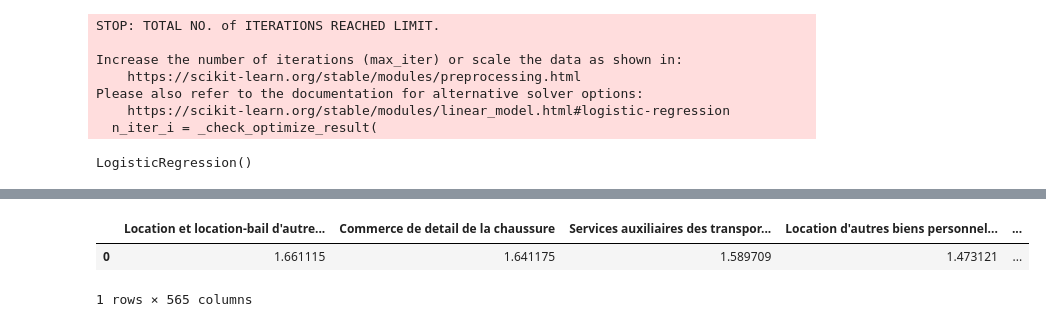
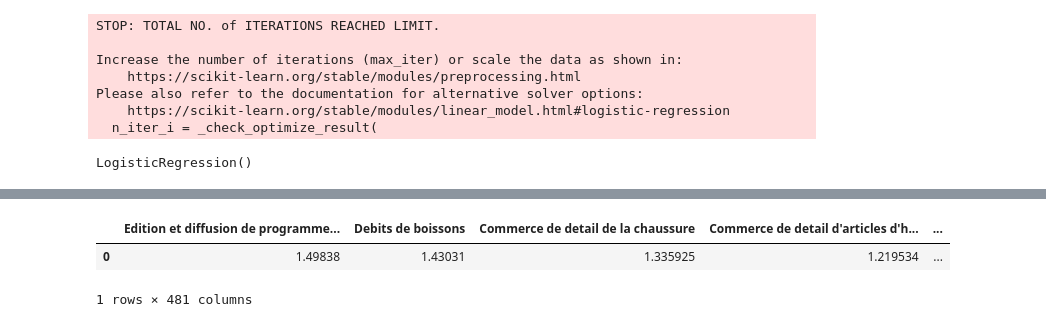
Before and after one commit to eangelid/trampact, a Jupyter notebook: notebooks/ac_dataset_sirene_nice_analyse_v4.ipynb, the cells around one changed output, grey strips where cells are left out. Drawn from its saved outputs; the diff is of its cells as text; code cells hidden in the pictures.

```diff
--- a/notebooks/ac_dataset_sirene_nice_analyse_v4.ipynb
+++ b/notebooks/ac_dataset_sirene_nice_analyse_v4.ipynb
@@ -145,8 +170,8 @@ model.score(X_test, y_test)
 # %%
-coef=pd.DataFrame(model.coef_,columns=list_X_encoder).sort_values(by=0,axis=1, ascending=False)
-coef
+coef_2007=pd.DataFrame(model.coef_,columns=list_X_encoder).sort_values(by=0,axis=1, ascending=False)
+coef_2007
 # %% [output]
-|  | Location et location-bail d'autre... | Commerce de detail de la chaussure | Services auxiliaires des transpor... | Location d'autres biens personnel... | ... |
-| 0 | 1.661115 | 1.641175 | 1.589709 | 1.473121 | ... |
+|  | Edition et diffusion de programme... | Debits de boissons | Commerce de detail de la chaussure | Commerce de detail d'articles d'h... | ... |
+| 0 | 1.49838 | 1.43031 | 1.335925 | 1.219534 | ... |
-1 rows × 565 columns
+1 rows × 481 columns
 # %%
```
Also changed, not shown: parts of 63 cells of this notebook, 3 other files.
